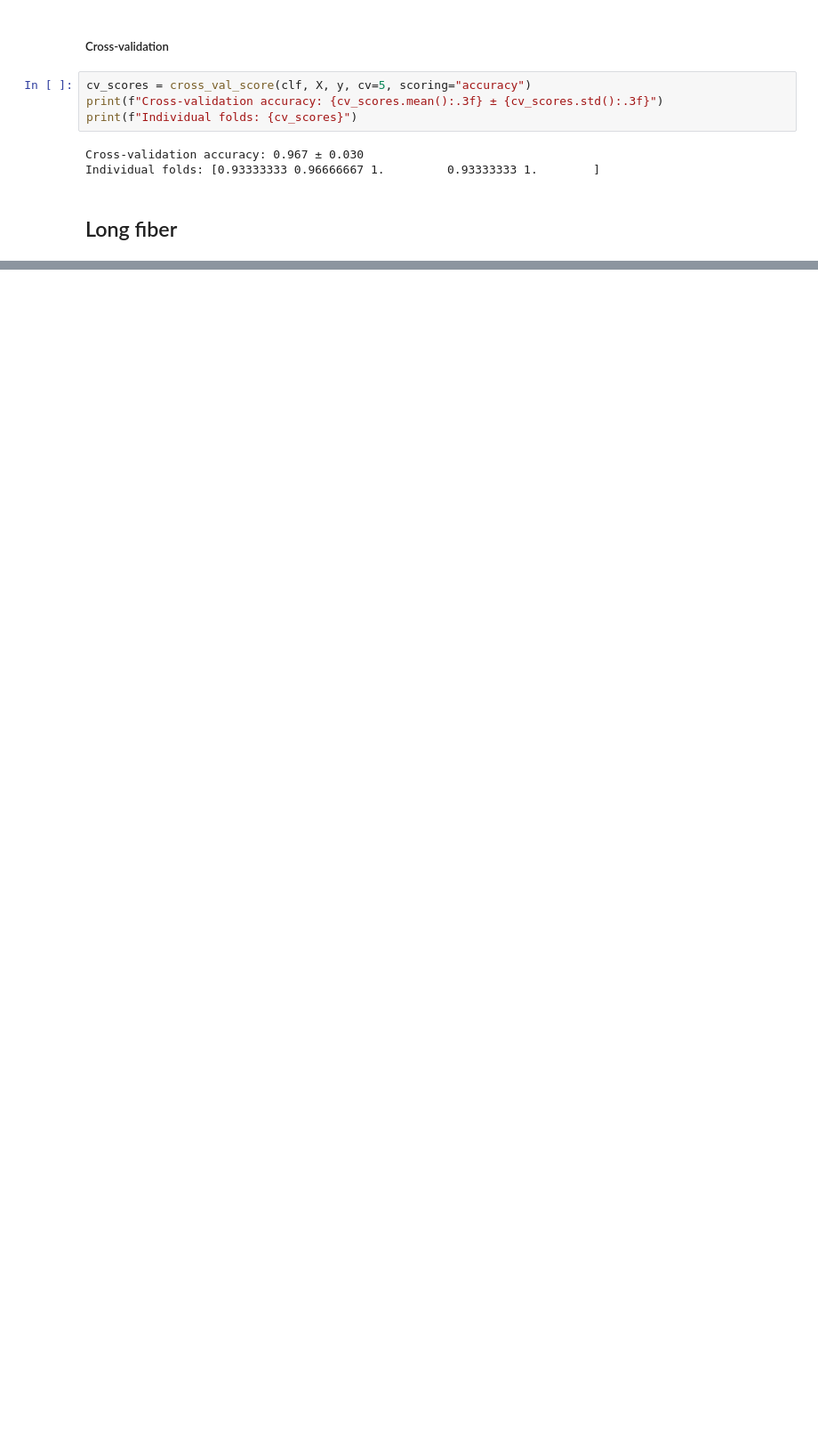
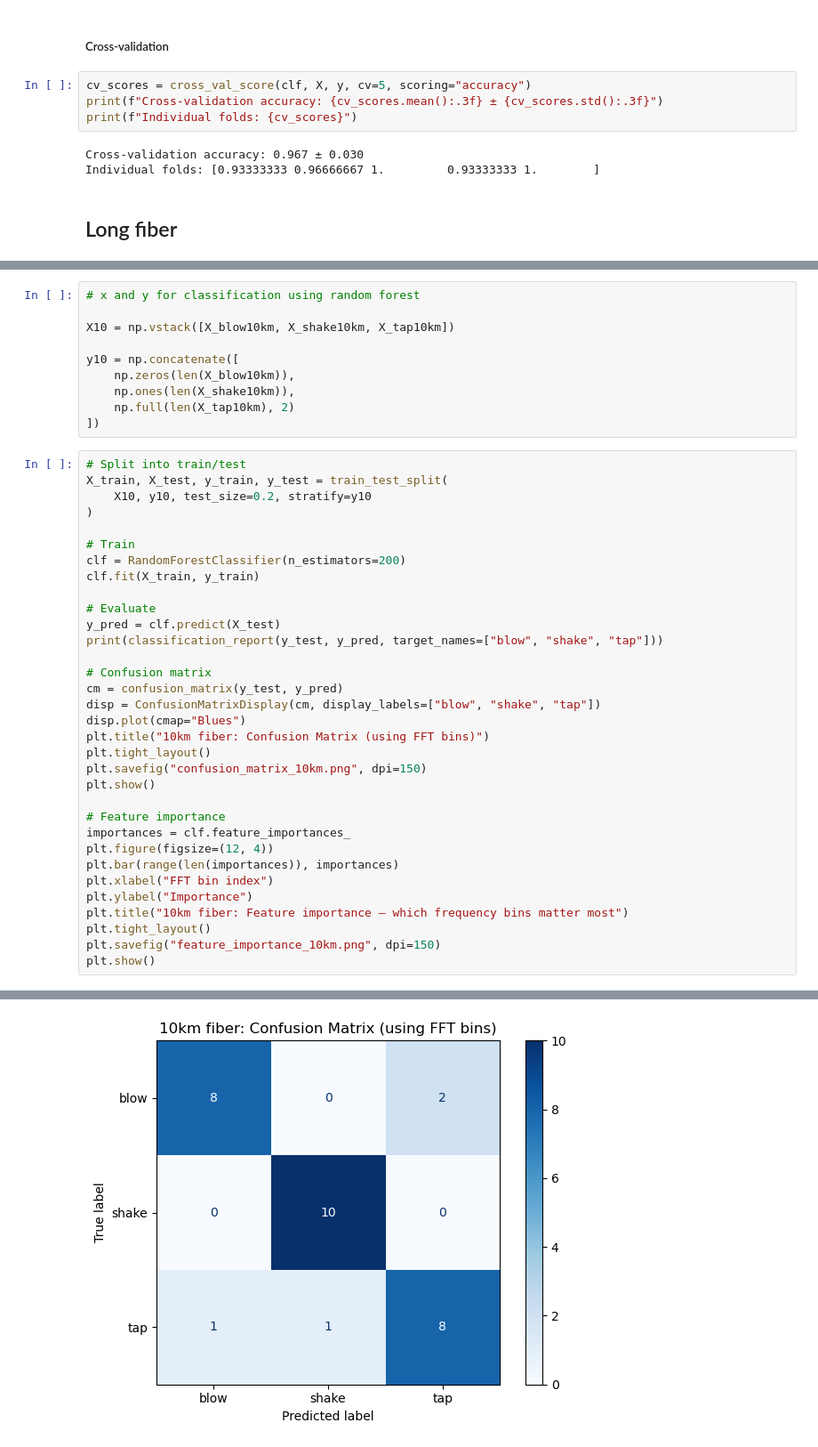
Before and after one commit to leac-1/Fagprojekt-ML, a Jupyter notebook: ML for classification/fft_ML.ipynb, the cells around one changed output, grey strips where cells are left out. Shown at 89% size. Drawn from its saved outputs; the diff is of its cells as text; blank space fills up the shorter version.

```diff
--- a/ML for classification/fft_ML.ipynb
+++ b/ML for classification/fft_ML.ipynb
@@ -261,0 +241,44 @@ FAILED: readME.txt — index 0 is out of bounds for axis 0 with size 0
+# %%
+# x and y for classification using random forest
+
+X10 = np.vstack([X_blow10km, X_shake10km, X_tap10km])
+
+y10 = np.concatenate([
+    np.zeros(len(X_blow10km)),
+    np.ones(len(X_shake10km)),
+    np.full(len(X_tap10km), 2)
+])
+# %%
+# Split into train/test
+X_train, X_test, y_train, y_test = train_test_split(
+    X10, y10, test_size=0.2, stratify=y10
+)
+
+# Train
+clf = RandomForestClassifier(n_estimators=200)
+clf.fit(X_train, y_train)
+
+# Evaluate
+y_pred = clf.predict(X_test)
+print(classification_report(y_test, y_pred, target_names=["blow", "shake", "tap"]))
+
+# Confusion matrix
+cm = confusion_matrix(y_test, y_pred)
+disp = ConfusionMatrixDisplay(cm, display_labels=["blow", "shake", "tap"])
+disp.plot(cmap="Blues")
+plt.title("10km fiber: Confusion Matrix (using FFT bins)")
+plt.tight_layout()
+plt.savefig("confusion_matrix_10km.png", dpi=150)
+plt.show()
+
+# Feature importance
+importances = clf.feature_importances_
+plt.figure(figsize=(12, 4))
+plt.bar(range(len(importances)), importances)
+plt.xlabel("FFT bin index")
+plt.ylabel("Importance")
+plt.title("10km fiber: Feature importance — which frequency bins matter most")
+plt.tight_layout()
+plt.savefig("feature_importance_10km.png", dpi=150)
+plt.show()
+# %% [output]
@@ -261,0 +294 @@ FAILED: readME.txt — index 0 is out of bounds for axis 0 with size 0
+[figure, added]
```
Also changed, not shown: parts of 7 cells of this notebook.
